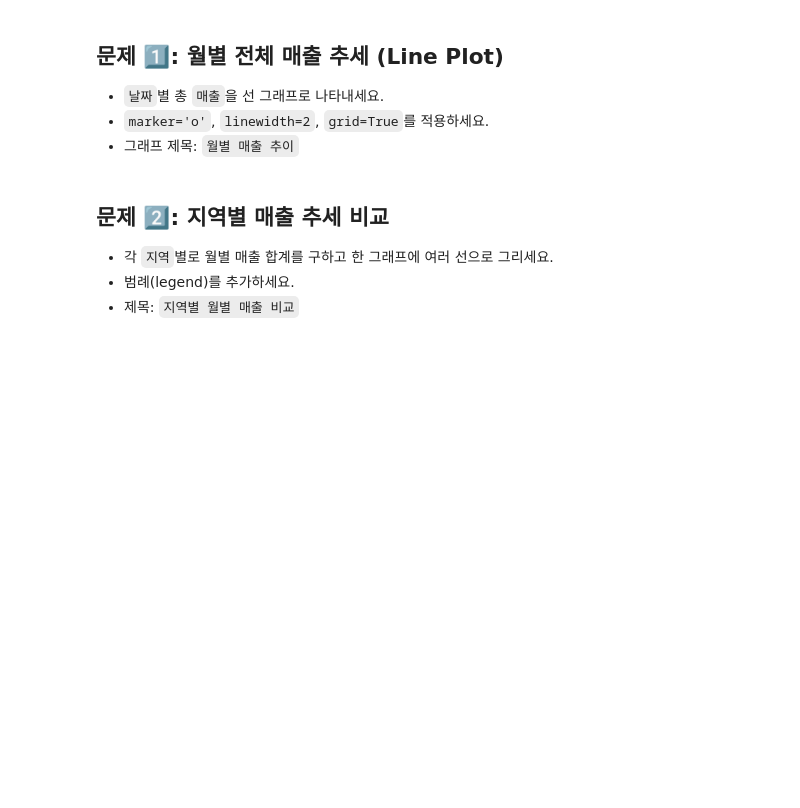
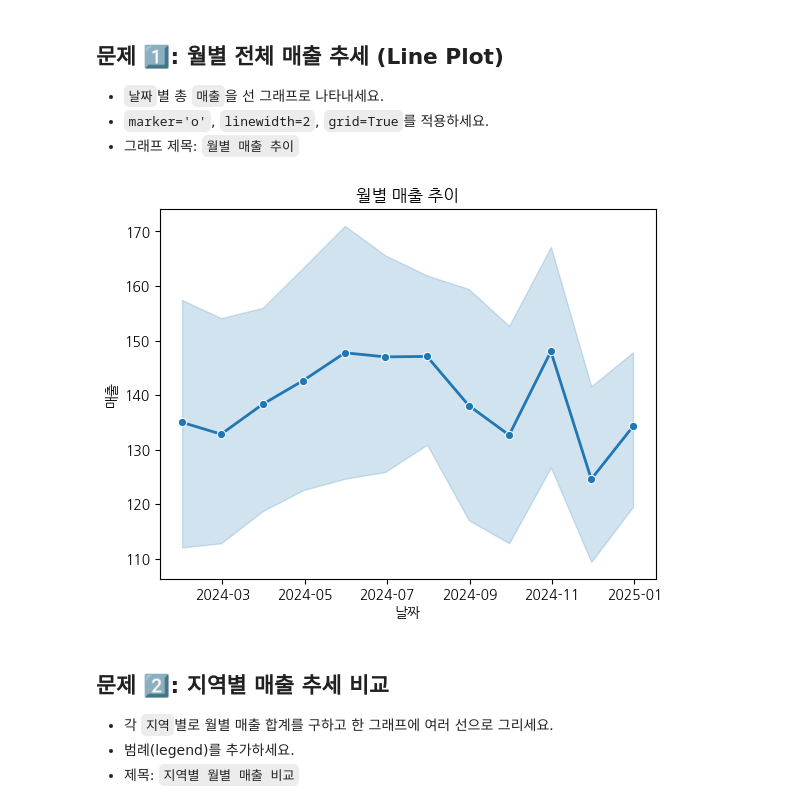
Before and after one commit to yejinzz423/fintech3, a Jupyter notebook: 06marchine_learning/Task/04_03그래프_실습문제 (1).ipynb, the cells around one changed output. Drawn from its saved outputs; the diff is of its cells as text; code cells hidden in the pictures; blank space fills up the shorter version.

```diff
--- a/06marchine_learning/Task/04_03그래프_실습문제 (1).ipynb
+++ b/06marchine_learning/Task/04_03그래프_실습문제 (1).ipynb
@@ -20,15 +20,15 @@
 
 ※ 먼저 아래 셀을 실행해 데이터프레임을 불러오세요.
 # %%
+import warnings
+import numpy as np
 import pandas as pd
-import numpy as np
+import koreanize_matplotlib
 import matplotlib.pyplot as plt
 import seaborn as sns
+from seaborn import load_dataset
+warnings.filterwarnings("ignore")
 
-plt.style.use('seaborn-v0_8')
-plt.rcParams['font.family'] = 'Malgun Gothic'
-plt.rcParams['axes.unicode_minus'] = False
-
-df = pd.read_csv('graph_practice_dataset.csv')
+df = pd.read_csv('../data/04_graph_practice_dataset.csv', encoding='cp949')
 df['날짜'] = pd.to_datetime(df['날짜'])
 df.head()
@@ -40,6 +47,13 @@ df.head()
 - 그래프 제목: `월별 매출 추이`
 # %%
 # TODO: 월별 매출 추세 그래프를 그리세요.
+plt.figure()
+sns.lineplot(data=df, x='날짜', y='매출', marker='o', linewidth=2)
+plt.title('월별 매출 추이')
+plt.grid=True
+plt.show()
+# %% [output]
+[figure, added]
 # %% [markdown]
 ## 문제 2️⃣: 지역별 매출 추세 비교
 
```
Also changed, not shown: parts of 22 cells of this notebook, 7 other files.
